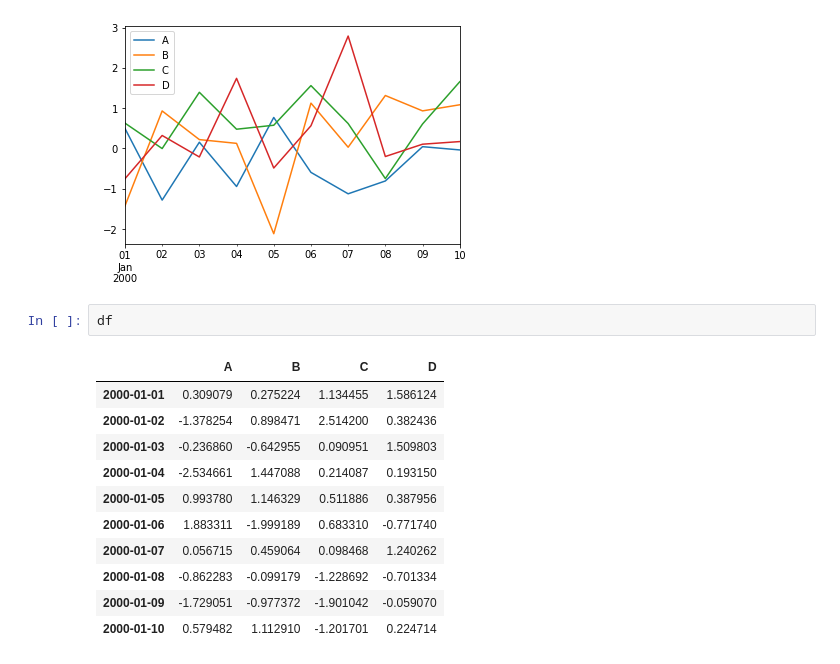
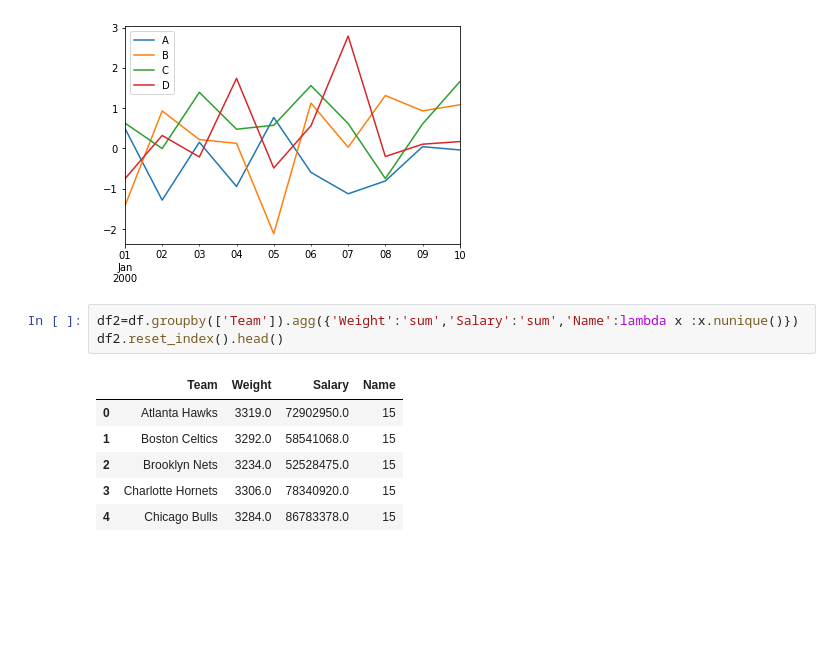
Before and after one commit to prajapati341/PythonLearn, a Jupyter notebook: Groupby.ipynb, the cells around one changed output. Cells and saved outputs as stored; diff of their text form; blank space fills up the shorter version.

```diff
--- a/Groupby.ipynb
+++ b/Groupby.ipynb
@@ -78,17 +78,13 @@ df.plot()
 # %% [output]
 <AxesSubplot:>
 [figure]
-# %%
-df
-# %% [output]
-|  | A | B | C | D |
-| 2000-01-01 | 0.309079 | 0.275224 | 1.134455 | 1.586124 |
-| 2000-01-02 | -1.378254 | 0.898471 | 2.514200 | 0.382436 |
-| 2000-01-03 | -0.236860 | -0.642955 | 0.090951 | 1.509803 |
-| 2000-01-04 | -2.534661 | 1.447088 | 0.214087 | 0.193150 |
-| 2000-01-05 | 0.993780 | 1.146329 | 0.511886 | 0.387956 |
-| 2000-01-06 | 1.883311 | -1.999189 | 0.683310 | -0.771740 |
-| 2000-01-07 | 0.056715 | 0.459064 | 0.098468 | 1.240262 |
-| 2000-01-08 | -0.862283 | -0.099179 | -1.228692 | -0.701334 |
-| 2000-01-09 | -1.729051 | -0.977372 | -1.901042 | -0.059070 |
-| 2000-01-10 | 0.579482 | 1.112910 | -1.201701 | 0.224714 |
+# %%
+df2=df.groupby(['Team']).agg({'Weight':'sum','Salary':'sum','Name':lambda x :x.nunique()})
+df2.reset_index().head()
+# %% [output]
+|  | Team | Weight | Salary | Name |
+| 0 | Atlanta Hawks | 3319.0 | 72902950.0 | 15 |
+| 1 | Boston Celtics | 3292.0 | 58541068.0 | 15 |
+| 2 | Brooklyn Nets | 3234.0 | 52528475.0 | 15 |
+| 3 | Charlotte Hornets | 3306.0 | 78340920.0 | 15 |
+| 4 | Chicago Bulls | 3284.0 | 86783378.0 | 15 |
```
Also changed, not shown: parts of 4 cells of this notebook, 1 other file.
